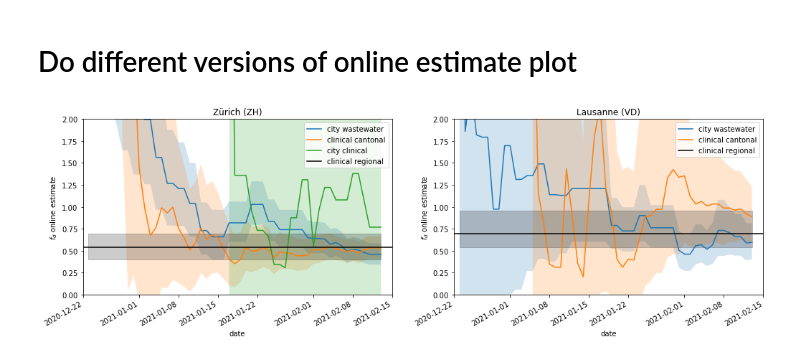
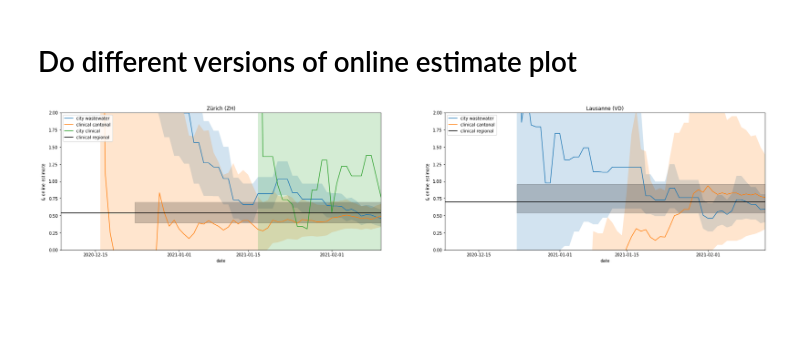
Before and after one commit to cbg-ethz/cojac, a Jupyter notebook: notebooks/ww_modelling.ipynb, the cells around one changed output. Saved outputs shown, nothing was run; the diff lists cells and outputs as text; code cells hidden in the pictures; blank space fills up the shorter version.

Commit message:
Jupyter (+rpy2) notebooks from pre-print
 - include also pre-generated input data

```diff
--- a/notebooks/ww_modelling.ipynb
+++ b/notebooks/ww_modelling.ipynb
@@ -77,3 +141,5 @@ viollier2_sum["error"] = 1.96*np.sqrt(viollier2_sum["p_pseudo"]*(1-viollier2_sum
+# %%
+viollier2 = gisaid_data_agg
 # %% [markdown]
 ## Prepare data
 # %% [markdown]
@@ -92,11 +158,11 @@ viollier2["wt"] = viollier2["sequenced"] - viollier2["b117"]
 
 ZHyy_clinical = viollier2[(viollier2["canton"] == "ZH") & (viollier2["date"].isin(ZHdf_cov.T.index))][["b117", "wt"]].values
 
-ZHxx_clinical = (ZHdf_cov.T.index - np.datetime64('2020-12-14')) / np.timedelta64(1, 'D')
-ZHxx_clinical = sm.add_constant(ZHxx_clinical)
+ZHxx_clinical = (viollier2[(viollier2["canton"] == "ZH") & (viollier2["date"].isin(ZHdf_cov.T.index))].date - np.datetime64('2020-12-14')) / np.timedelta64(1, 'D')
+ZHxx_clinical = sm.add_constant(ZHxx_clinical).values
 
-ZHxx_clinical = ZHxx_clinical[np.sum(ZHyy_clinical, 1) != 0,:] #remove timepoints with 0 observations
-ZHyy_clinical = ZHyy_clinical[np.sum(ZHyy_clinical, 1) != 0,:]
+# ZHxx_clinical = ZHxx_clinical[np.sum(ZHyy_clinical, 1) != 0,:] #remove timepoints with 0 observations
+# ZHyy_clinical = ZHyy_clinical[np.sum(ZHyy_clinical, 1) != 0,:]
 # %% [markdown]
 ###  VD wastewater
 # %%
@@ -113,11 +179,11 @@ viollier2["wt"] = viollier2["sequenced"] - viollier2["b117"]
 
 VDyy_clinical = viollier2[(viollier2["canton"] == "VD") & (viollier2["date"].isin(VDdf_cov.T.index))][["b117", "wt"]].values
 
-VDxx_clinical = (VDdf_cov.T.index - np.datetime64('2020-12-14')) / np.timedelta64(1, 'D')
-VDxx_clinical = sm.add_constant(VDxx_clinical)
+VDxx_clinical = (viollier2[(viollier2["canton"] == "VD") & (viollier2["date"].isin(VDdf_cov.T.index))].date - np.datetime64('2020-12-14')) / np.timedelta64(1, 'D')
+VDxx_clinical = sm.add_constant(VDxx_clinical).values
 
-VDxx_clinical = VDxx_clinical[np.sum(VDyy_clinical, 1) != 0,:] #remove timepoints with 0 observations
-VDyy_clinical = VDyy_clinical[np.sum(VDyy_clinical, 1) != 0,:]
+# VDxx_clinical = VDxx_clinical[np.sum(VDyy_clinical, 1) != 0,:] #remove timepoints with 0 observations
+# VDyy_clinical = VDyy_clinical[np.sum(VDyy_clinical, 1) != 0,:]
 # %% [markdown]
 # Make logistic quasibinomial regression
 # %%
@@ -368,7 +438,7 @@ All_est_df.set_axis(Count_df.index[5:], axis=0, inplace=True)
 # %% [markdown]
 # Load city data
 # %%
-viollier3 = pd.read_csv("Data/data_per_city.csv")
+viollier3 = pd.read_csv("Data/data_per_city_short.csv")
 viollier3
 viollier3["date"] = pd.DatetimeIndex(viollier3["date"])
 viollier3["week"] = viollier3.date.dt.strftime('%W')
@@ -445,7 +515,7 @@ ZHclincitydf1 <- as.matrix(ZHclincitydf1)
 def fitness_discr(a, g=4.8):
     return np.exp(a*g)-1
 # %%
-fig, axes = plt.subplots(ncols=2, figsize=(17, 5))
+fig, axes = plt.subplots(ncols=2, figsize=(30, 6))
 
 sns.lineplot(x=All_est_df.index[All_est_df.index>np.datetime64("2020-12-22")],
              y=fitness_discr(All_est_df["ZH_ww_estimate"][All_est_df.index>np.datetime64("2020-12-22")]),
@@ -460,13 +530,13 @@ axes[0].fill_between(All_est_df.index[All_est_df.index>np.datetime64("2020-12-22
 # axes[0].axhline(np.array(ZHclincitydf1)[-1:,1], linestyle=":", color="orange")
 # axes[0].axhline(np.array(ZHclincitydf1)[-1:,2], linestyle=":", color="orange")
 
-sns.lineplot(x=All_est_df.index[All_est_df.index > np.datetime64('2020-12-28')],
-             y=fitness_discr(All_est_df["ZH_clinical_estimate"][All_est_df.index > np.datetime64('2020-12-28')]),
+sns.lineplot(x=All_est_df.index[All_est_df.index > np.datetime64('2020-12-14')],
+             y=fitness_discr(All_est_df["ZH_clinical_estimate"][All_est_df.index > np.datetime64('2020-12-14')]),
              ax=axes[0],
              label="clinical cantonal")
-axes[0].fill_between(All_est_df.index[All_est_df.index > np.datetime64('2020-12-28')],
-                       fitness_discr(All_est_df["ZH_clinical_q025"][All_est_df.index > np.datetime64('2020-12-28')]),
-                       fitness_discr(All_est_df["ZH_clinical_q975"][All_est_df.index > np.datetime64('2020-12-28')]),
+axes[0].fill_between(All_est_df.index[All_est_df.index > np.datetime64('2020-12-14')],
+                       fitness_discr(All_est_df["ZH_clinical_q025"][All_est_df.index > np.datetime64('2020-12-14')]),
+                       fitness_discr(All_est_df["ZH_clinical_q975"][All_est_df.index > np.datetime64('2020-12-14')]),
                        alpha=.2)
 
 sns.lineplot(x=Count_df2.index[-28:],
@@ -485,11 +555,7 @@ axes[0].fill_between(All_est_df.index[All_est_df.index>np.datetime64("2020-12-22
                      fitness_discr(0.07),
                      fitness_discr(0.11), color="black", alpha=.2)
 
-axes[0].set_ylim((0, 2))
-axes[0].set_title("Zürich (ZH)")
-axes[0].set_ylabel(r"$f_d$ online estimate")
-axes[0].set_xlim((np.datetime64("2020-12-22"), np.datetime64("2021-02-15")))
-axes[0].legend(loc='upper right')
+
 
 
 ### Lausanne
@@ -499,38 +565,46 @@ sns.lineplot(x=All_est_df.index[All_est_df.index>np.datetime64("2020-12-22")],
              ax=axes[1],
              label="city wastewater")
 axes[1].fill_between(All_est_df.index[All_est_df.index>np.datetime64("2020-12-22")],
                        fitness_discr(All_est_df["VD_ww_q025"][All_est_df.index>np.datetime64("2020-12-22")]),
                        fitness_discr(All_est_df["VD_ww_q975"][All_est_df.index>np.datetime64("2020-12-22")]),
                        alpha=.2)
 
 sns.lineplot(x=All_est_df.index[All_est_df.index > np.datetime64('2021-01-04')],
              y=fitness_discr(All_est_df["VD_clinical_estimate"][All_est_df.index > np.datetime64('2021-01-04')]),
              ax=axes[1],
              label="clinical cantonal")
 axes[1].fill_between(All_est_df.index[All_est_df.index > np.datetime64('2021-01-04')],
                        fitness_discr(All_est_df["VD_clinical_q025"][All_est_df.index > np.datetime64('2021-01-04')]),
                        fitness_discr(All_est_df["VD_clinical_q975"][All_est_df.index > np.datetime64('2021-01-04')]),
                        alpha=.2)
 
 axes[1].axhline(fitness_discr(0.11), linestyle="-", color="black", label="clinical regional")
 # axes[1].axhline(fitness_discr(0.09), linestyle=":", color="black")
 # axes[1].axhline(fitness_discr(0.14), linestyle=":", color="black")
 axes[1].fill_between(All_est_df.index[All_est_df.index>np.datetime64("2020-12-22")],
                      fitness_discr(0.09),
                      fitness_discr(0.14), color="black", alpha=.2)
 
+axes[0].set_ylim((0, 2))
+axes[0].set_title("Zürich (ZH)")
+axes[0].set_ylabel(r"$f_d$ online estimate")
+axes[0].set_xlim((np.datetime64("2020-12-08"), np.datetime64("2021-02-11")))
+axes[0].legend(loc='upper left')
+
 axes[1].set_ylim((0, 2))
-axes[1].set_xlim((np.datetime64("2020-12-22"), np.datetime64("2021-02-15")))
+axes[1].set_xlim((np.datetime64("2020-12-08"), np.datetime64("2021-02-13")))
 axes[1].set_title("Lausanne (VD)")
 axes[1].set_ylabel(r"$f_d$ online estimate")
-axes[1].legend(loc='upper right')
+axes[1].legend(loc='upper left')
+axes[0].set_xticks(["2020-12-15", "2021-01-01", "2021-01-15", "2021-02-01"])
+axes[1].set_xticks(["2020-12-15", "2021-01-01", "2021-01-15", "2021-02-01"])
 
 # axes[1].set_xticklabels(rotation=90, ha='center')
 # labs1 = axes[1].get_xticklabels
-fig.autofmt_xdate()
-# plt.savefig("plots/fd_plot1.pdf")
+# fig.autofmt_xdate()
+plt.savefig("plots/fd_plot1.pdf")
 # %% [output]
-[figure, old version]
+[figure, new version]
 # %%
 import sys
 print(sys.version)
```
Also changed, not shown: parts of 20 cells of this notebook, 12 other files.
